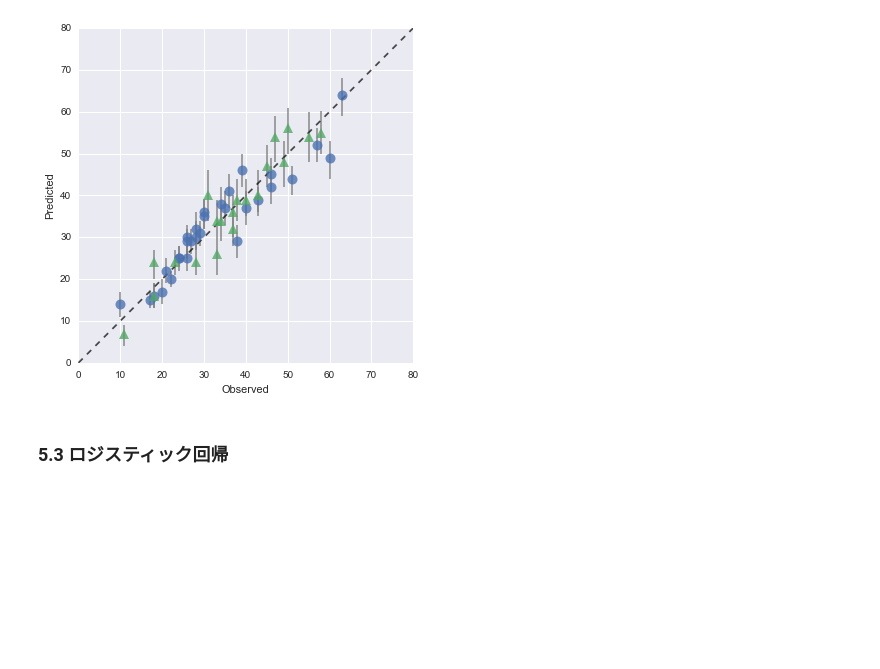
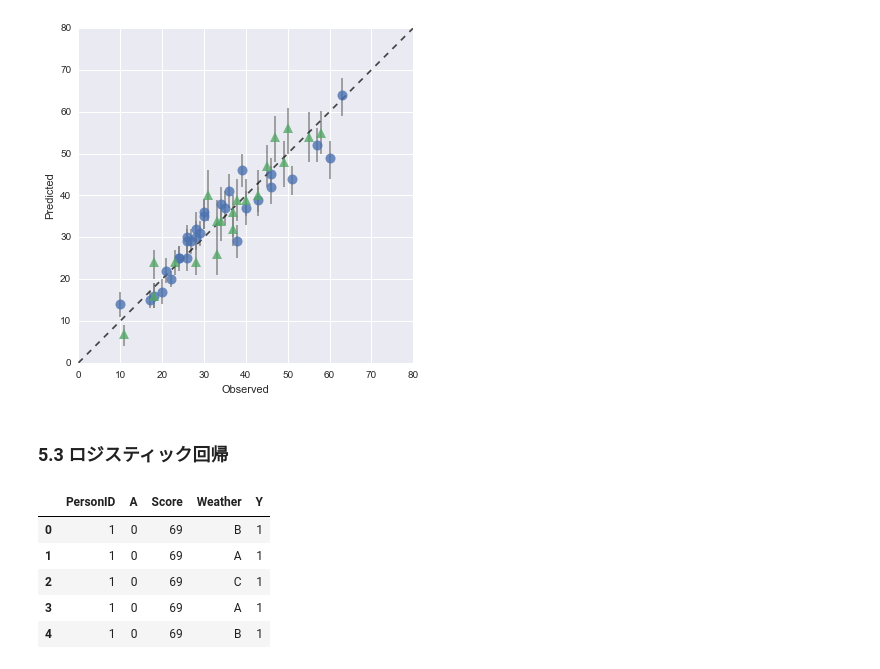
Before and after one commit to hmj/r-stan-stats-modeling-in-python, a Jupyter notebook: chap05/ohnishi/chapter5.ipynb, the cells around one changed output. Saved outputs shown, nothing was run; the diff lists cells and outputs as text; code cells hidden in the pictures; blank space fills up the shorter version.

```diff
--- a/chap05/ohnishi/chapter5.ipynb
+++ b/chap05/ohnishi/chapter5.ipynb
@@ -365,3 +365,13 @@ ax.set_ylabel('Predicted')
 [figure]
 # %% [markdown]
 ### 5.3 ロジスティック回帰
+# %%
+df3 = pd.read_csv("input/data-attendance-3.txt")
+df3.head()
+# %% [output]
+|  | PersonID | A | Score | Weather | Y |
+| 0 | 1 | 0 | 69 | B | 1 |
+| 1 | 1 | 0 | 69 | A | 1 |
+| 2 | 1 | 0 | 69 | C | 1 |
+| 3 | 1 | 0 | 69 | A | 1 |
+| 4 | 1 | 0 | 69 | B | 1 |
```
Also changed, not shown: parts of 27 cells of this notebook, 2 other files.
